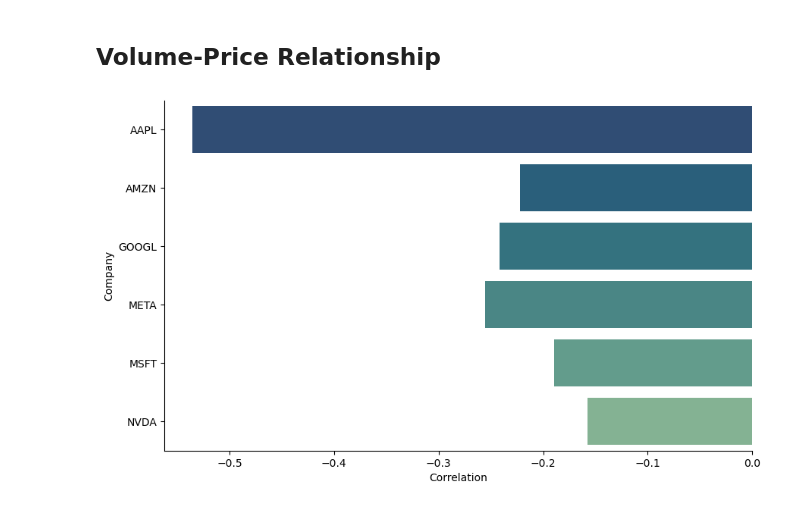
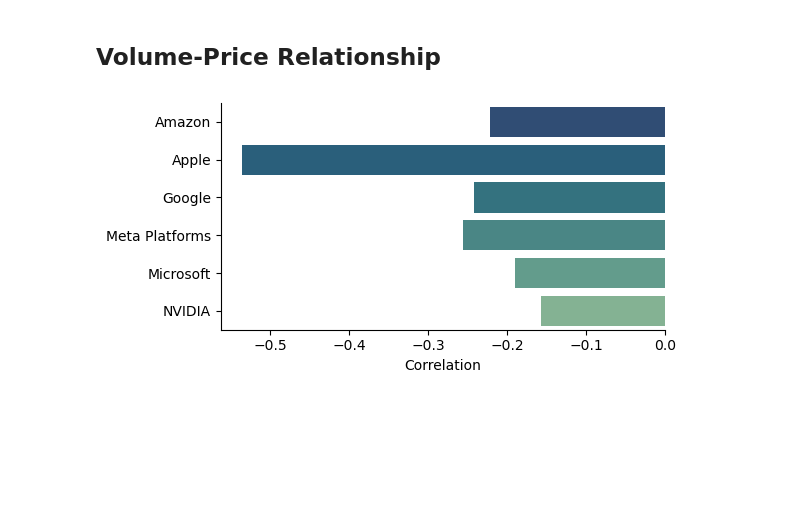
Before and after one commit to modyreturn/Stock-Market-Analysis, a Jupyter notebook: Stock_Analysis.ipynb, the cells around one changed output. Saved outputs shown, nothing was run; the diff lists cells and outputs as text; code cells hidden in the pictures; blank space fills up the shorter version.

```diff
--- a/Stock_Analysis.ipynb
+++ b/Stock_Analysis.ipynb
@@ -406,18 +425,23 @@ sns.lineplot(data=returns_df, x='Date', y='Apple', label='AAPL')
 # %% [markdown]
 ## Volume-Price Relationship
 # %%
-volume_price_corr = df.groupby('Ticker')[['Volume', 'Close']].corr().unstack().iloc[:,1]
+volume_price_corr = df.groupby('Company')[['Volume', 'Close']].corr().unstack().iloc[:,1]
 
 volume_price_corr = volume_price_corr.reset_index()
 volume_price_corr.columns = ['Company', 'Correlation']
 
-plt.figure(figsize=(10, 6))
+plt.figure(figsize=(6, 3))
 sns.barplot(data=volume_price_corr,
             x='Correlation',
             y='Company',
             palette='crest_r',
            )
 
+
+plt.ylabel('')
+
 sns.despine()
+plt.tight_layout()
+plt.show()
 # %% [output]
-[figure, old version]
+[figure, new version]
```
Also changed, not shown: parts of 5 cells of this notebook.
